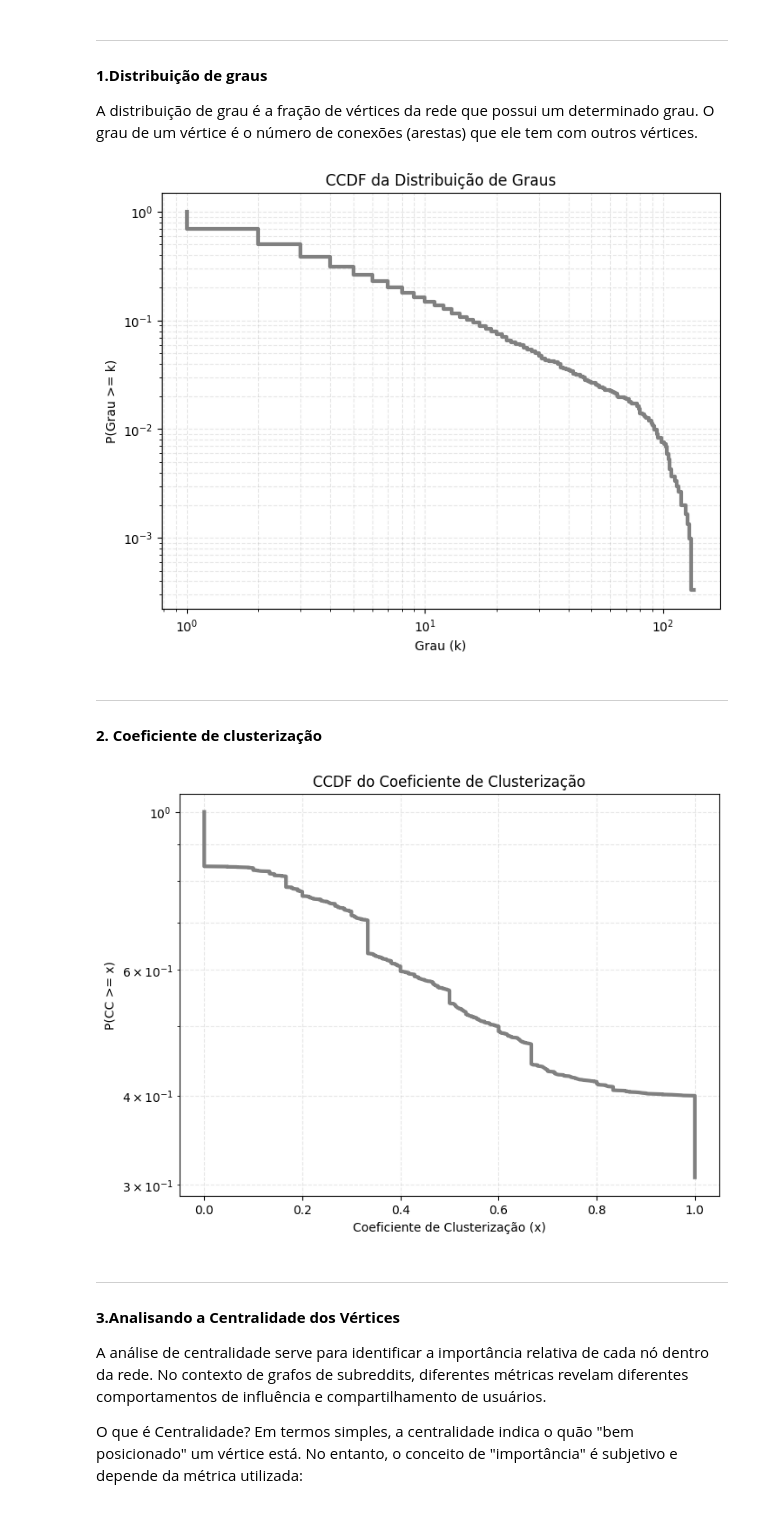
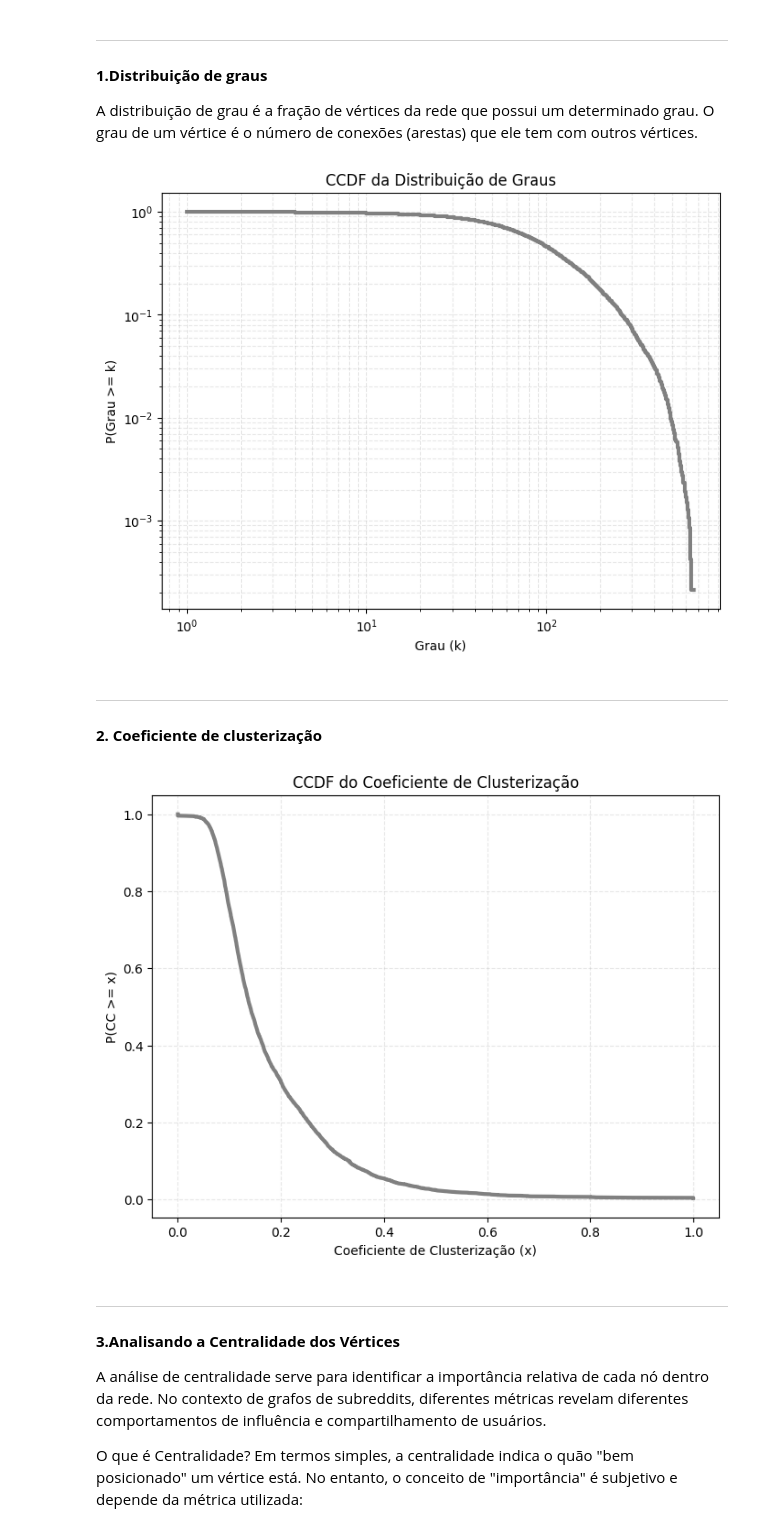
Before and after one commit to MateusoBrito/web-scraping-reddit, a Jupyter notebook: notebooks/02_graph_analysis.ipynb, the cells around one changed output. Saved outputs shown, nothing was run; the diff lists cells and outputs as text; code cells hidden in the pictures.

```diff
--- a/notebooks/02_graph_analysis.ipynb
+++ b/notebooks/02_graph_analysis.ipynb
@@ -61,7 +69,7 @@ plt.ylabel("Frequência")
 Text(0, 0.5, 'Frequência')
 [figure]
 # %%
-arestas_fortes = g.es.select(weight_ge=5)
+arestas_fortes = g.es.select(weight_ge=2)
 g = g.subgraph_edges(arestas_fortes, delete_vertices=True)
 # %%
 print(f"Quantidade de nós: {g.vcount()}")
@@ -110,7 +118,7 @@ plt.title("CCDF da Distribuição de Graus")
 plt.grid(True, which="both", ls="--", alpha=0.3)
 plt.show()
 # %% [output]
-[figure, old version]
+[figure, new version]
 # %% [markdown]
 ---
 #### **2. Coeficiente de clusterização**
@@ -119,19 +127,19 @@ cc_values = g.transitivity_local_undirected()
 # %%
 valores_cc = np.sort(cc_values)
 n = len(valores_cc)
 p_ccdf = np.linspace(1, 1/n, n)
 
 plt.figure(figsize=(8, 6))
 plt.plot(valores_cc, p_ccdf, color='gray', linewidth=3)
 plt.xscale('linear')
-plt.yscale('log')
+#plt.yscale('log')
 plt.xlabel("Coeficiente de Clusterização (x)")
 plt.ylabel("P(CC >= x)")
 plt.title("CCDF do Coeficiente de Clusterização")
 plt.grid(True, which="both", ls="--", alpha=0.3)
 plt.show()
 # %% [output]
-[figure, old version]
+[figure, new version]
 # %% [markdown]
 ---
 #### **3.Analisando a Centralidade dos Vértices**
```
Also changed, not shown: parts of 2 cells of this notebook, 4 other files.
